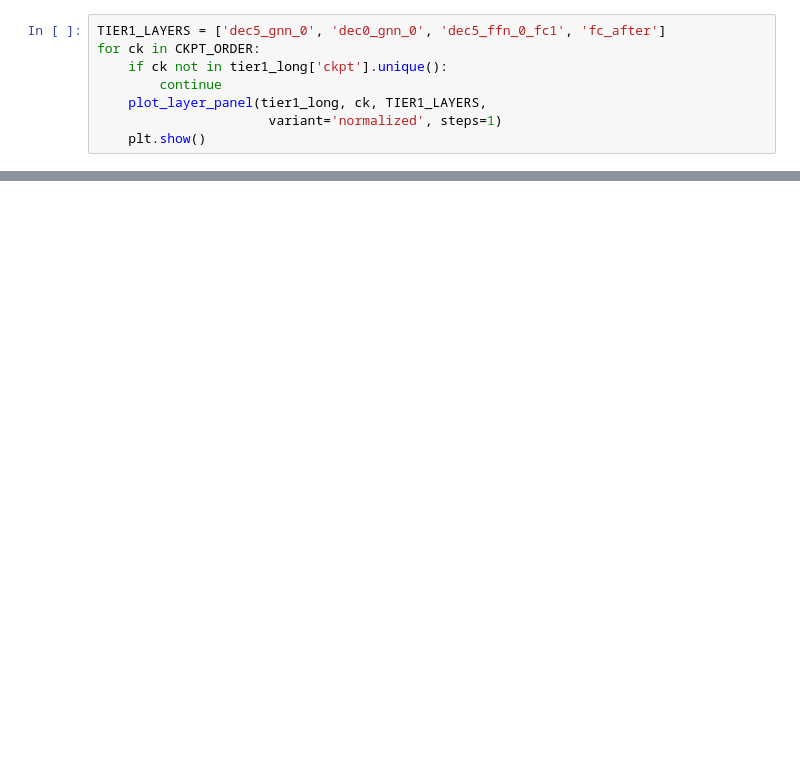
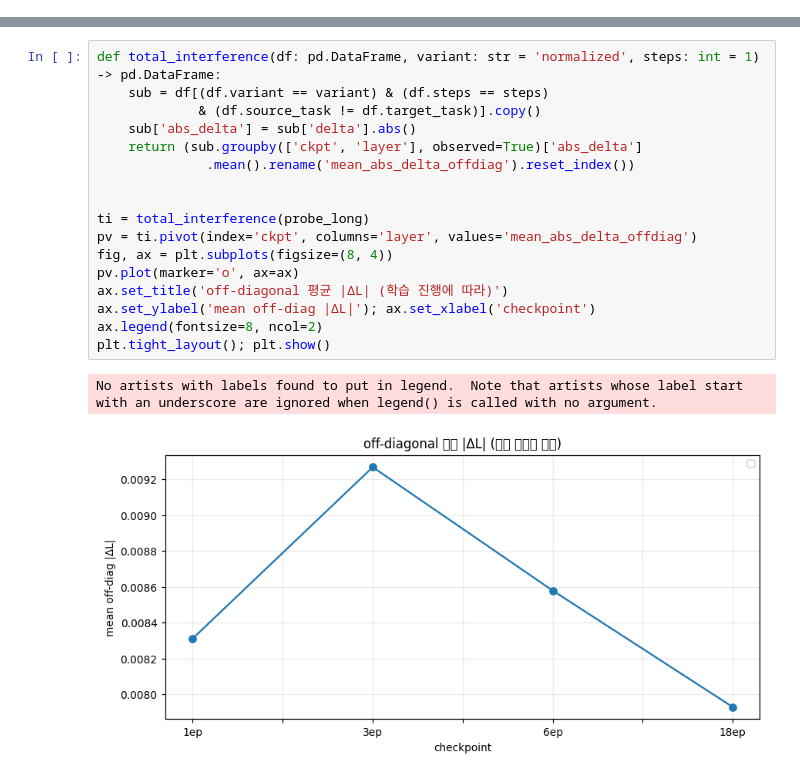
Before and after one commit to dehsurc/HiP-AD, a Jupyter notebook: tools/gradient_analysis_viz.ipynb, the cells around one changed output, grey strips where cells are left out. Cells and saved outputs as stored; diff of their text form; blank space fills up the shorter version.

```diff
--- a/tools/gradient_analysis_viz.ipynb
+++ b/tools/gradient_analysis_viz.ipynb
@@ -174,8 +0,0 @@ def plot_layer_panel(df: pd.DataFrame, ckpt: str, layers: list[str],
-# %%
-TIER1_LAYERS = ['dec5_gnn_0', 'dec0_gnn_0', 'dec5_ffn_0_fc1', 'fc_after']
-for ck in CKPT_ORDER:
-    if ck not in tier1_long['ckpt'].unique():
-        continue
-    plot_layer_panel(tier1_long, ck, TIER1_LAYERS,
-                      variant='normalized', steps=1)
-    plt.show()
@@ -446,0 +371,20 @@ diag.groupby(['ckpt', 'layer', 'source_task'], observed=True)['delta'].mean().un
+# %%
+def total_interference(df: pd.DataFrame, variant: str = 'normalized', steps: int = 1) -> pd.DataFrame:
+    sub = df[(df.variant == variant) & (df.steps == steps)
+             & (df.source_task != df.target_task)].copy()
+    sub['abs_delta'] = sub['delta'].abs()
+    return (sub.groupby(['ckpt', 'layer'], observed=True)['abs_delta']
+              .mean().rename('mean_abs_delta_offdiag').reset_index())
+
+
+ti = total_interference(probe_long)
+pv = ti.pivot(index='ckpt', columns='layer', values='mean_abs_delta_offdiag')
+fig, ax = plt.subplots(figsize=(8, 4))
+pv.plot(marker='o', ax=ax)
+ax.set_title('off-diagonal 평균 |ΔL| (학습 진행에 따라)')
+ax.set_ylabel('mean off-diag |ΔL|'); ax.set_xlabel('checkpoint')
+ax.legend(fontsize=8, ncol=2)
+plt.tight_layout(); plt.show()
+# %% [output]
+No artists with labels found to put in legend.  Note that artists whose label start with an underscore are ignored when legend() is called with no argument.
+[figure, added]
```
Also changed, not shown: parts of 60 cells of this notebook, 41 other files.
